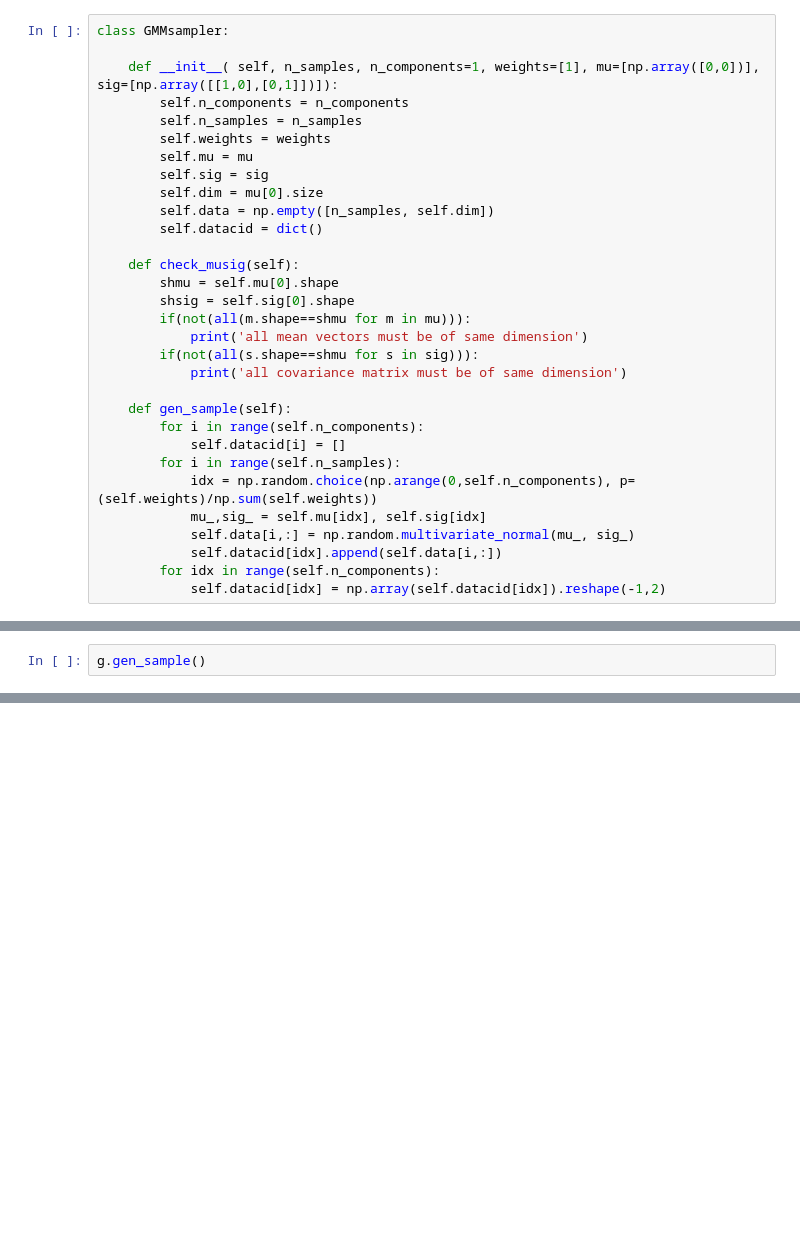
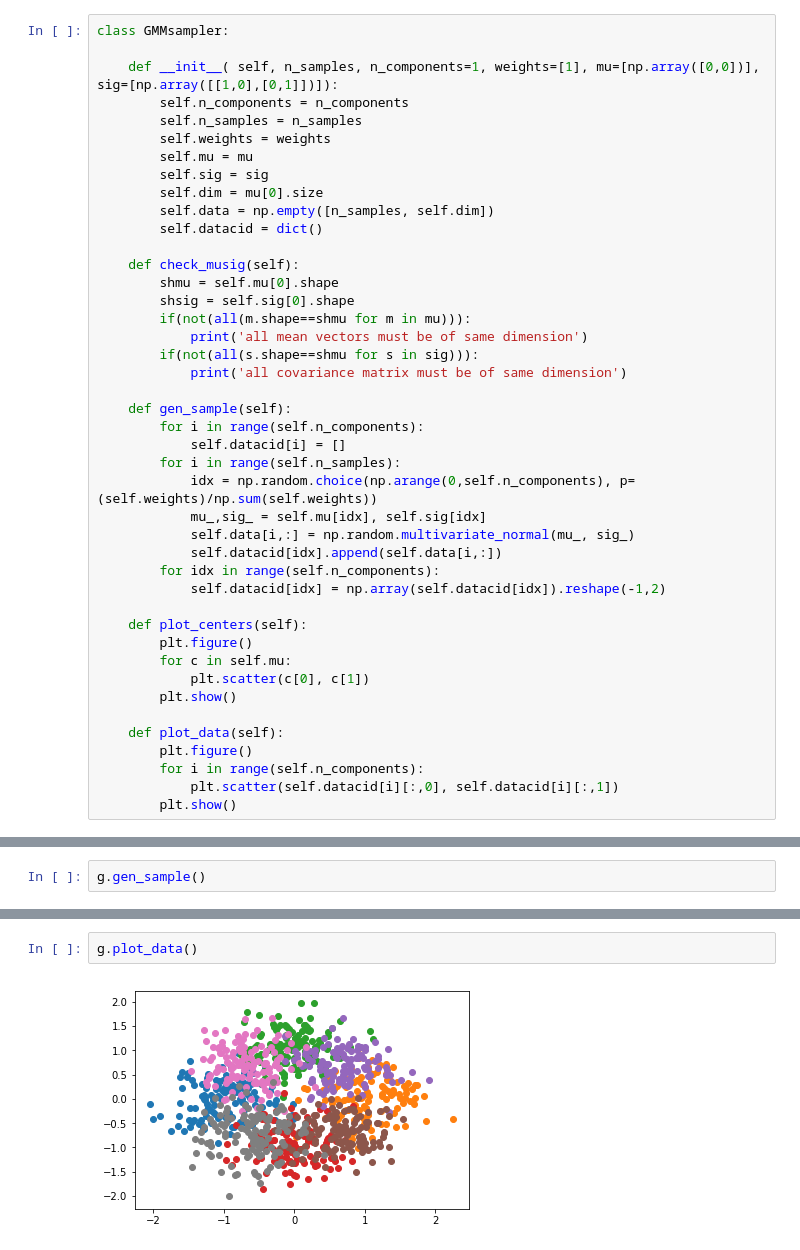
Before and after one commit to udion/gmmGAN, a Jupyter notebook: gmmGen.ipynb, the cells around one changed output, grey strips where cells are left out. Drawn from its saved outputs; the diff is of its cells as text; blank space fills up the shorter version.

Commit message:
plot feature in sampler

```diff
--- a/gmmGen.ipynb
+++ b/gmmGen.ipynb
@@ -33,6 +33,18 @@ class GMMsampler:
             self.datacid[idx].append(self.data[i,:])
         for idx in range(self.n_components):
             self.datacid[idx] = np.array(self.datacid[idx]).reshape(-1,2)
+
+    def plot_centers(self):
+        plt.figure()
+        for c in self.mu:
+            plt.scatter(c[0], c[1])
+        plt.show()
+
+    def plot_data(self):
+        plt.figure()
+        for i in range(self.n_components):
+            plt.scatter(self.datacid[i][:,0], self.datacid[i][:,1])
+        plt.show()
 # %%
 m1 = np.array([-1, 0])
 m2 = np.array([1, 0])
@@ -108,0 +94,4 @@ plt.show()
+# %%
+g.plot_data()
+# %% [output]
+[figure, added]
```
Also changed, not shown: parts of 4 cells of this notebook.
